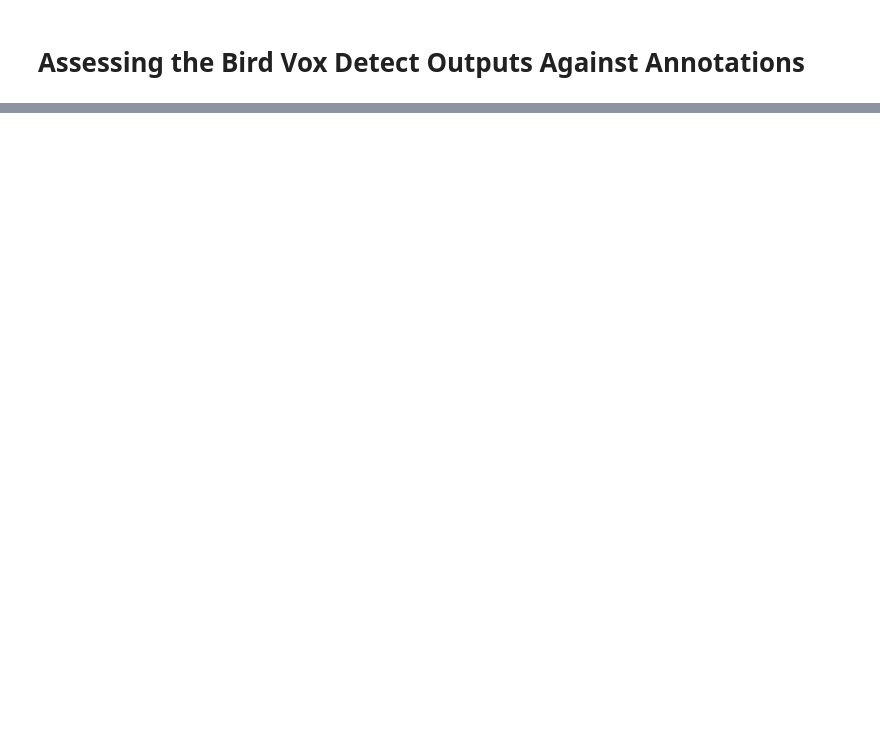
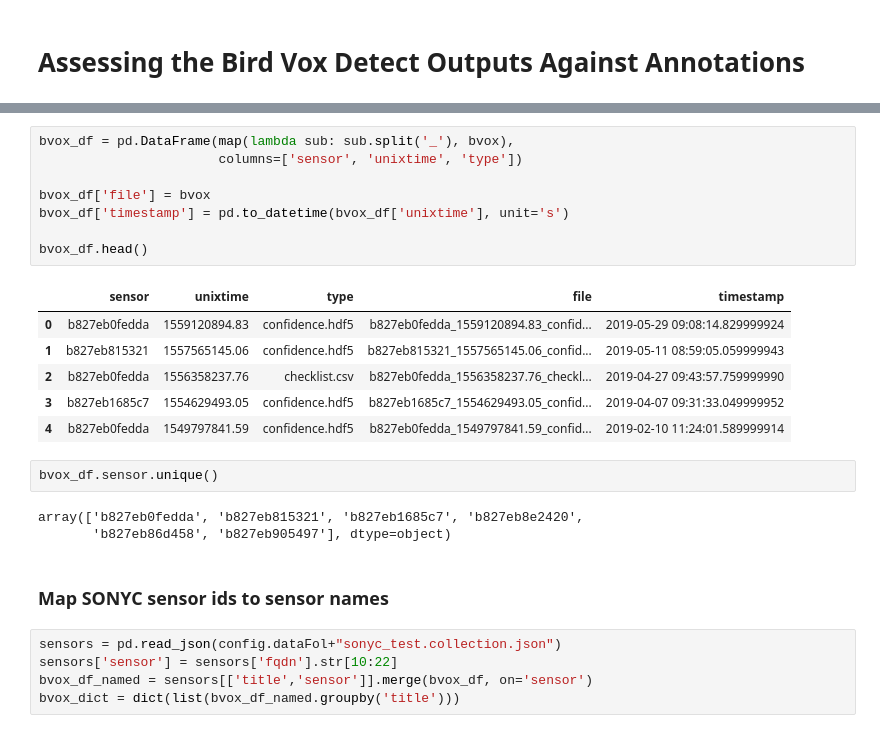
Before and after one commit to meiguan/urban_birds, a Jupyter notebook: model/assessing_bird_vox_detect_outputs.ipynb, the cells around one changed output, grey strips where cells are left out. Cells and saved outputs as stored; diff of their text form; blank space fills up the shorter version.

```diff
--- a/model/assessing_bird_vox_detect_outputs.ipynb
+++ b/model/assessing_bird_vox_detect_outputs.ipynb
@@ -13,0 +32,27 @@ from envir import config
+# %%
+bvox_df = pd.DataFrame(map(lambda sub: sub.split('_'), bvox),
+                       columns=['sensor', 'unixtime', 'type'])
+
+bvox_df['file'] = bvox
+bvox_df['timestamp'] = pd.to_datetime(bvox_df['unixtime'], unit='s')
+
+bvox_df.head()
+# %% [output]
+|  | sensor | unixtime | type | file | timestamp |
+| 0 | b827eb0fedda | 1559120894.83 | confidence.hdf5 | b827eb0fedda_1559120894.83_confid... | 2019-05-29 09:08:14.829999924 |
+| 1 | b827eb815321 | 1557565145.06 | confidence.hdf5 | b827eb815321_1557565145.06_confid... | 2019-05-11 08:59:05.059999943 |
+| 2 | b827eb0fedda | 1556358237.76 | checklist.csv | b827eb0fedda_1556358237.76_checkl... | 2019-04-27 09:43:57.759999990 |
+| 3 | b827eb1685c7 | 1554629493.05 | confidence.hdf5 | b827eb1685c7_1554629493.05_confid... | 2019-04-07 09:31:33.049999952 |
+| 4 | b827eb0fedda | 1549797841.59 | confidence.hdf5 | b827eb0fedda_1549797841.59_confid... | 2019-02-10 11:24:01.589999914 |
+# %%
+bvox_df.sensor.unique()
+# %% [output]
+array(['b827eb0fedda', 'b827eb815321', 'b827eb1685c7', 'b827eb8e2420',
+       'b827eb86d458', 'b827eb905497'], dtype=object)
+# %% [markdown]
+### Map SONYC sensor ids to sensor names
+# %%
+sensors = pd.read_json(config.dataFol+"sonyc_test.collection.json")
+sensors['sensor'] = sensors['fqdn'].str[10:22]
+bvox_df_named = sensors[['title','sensor']].merge(bvox_df, on='sensor')
+bvox_dict = dict(list(bvox_df_named.groupby('title')))
```
Also changed, not shown: parts of 35 cells of this notebook.
